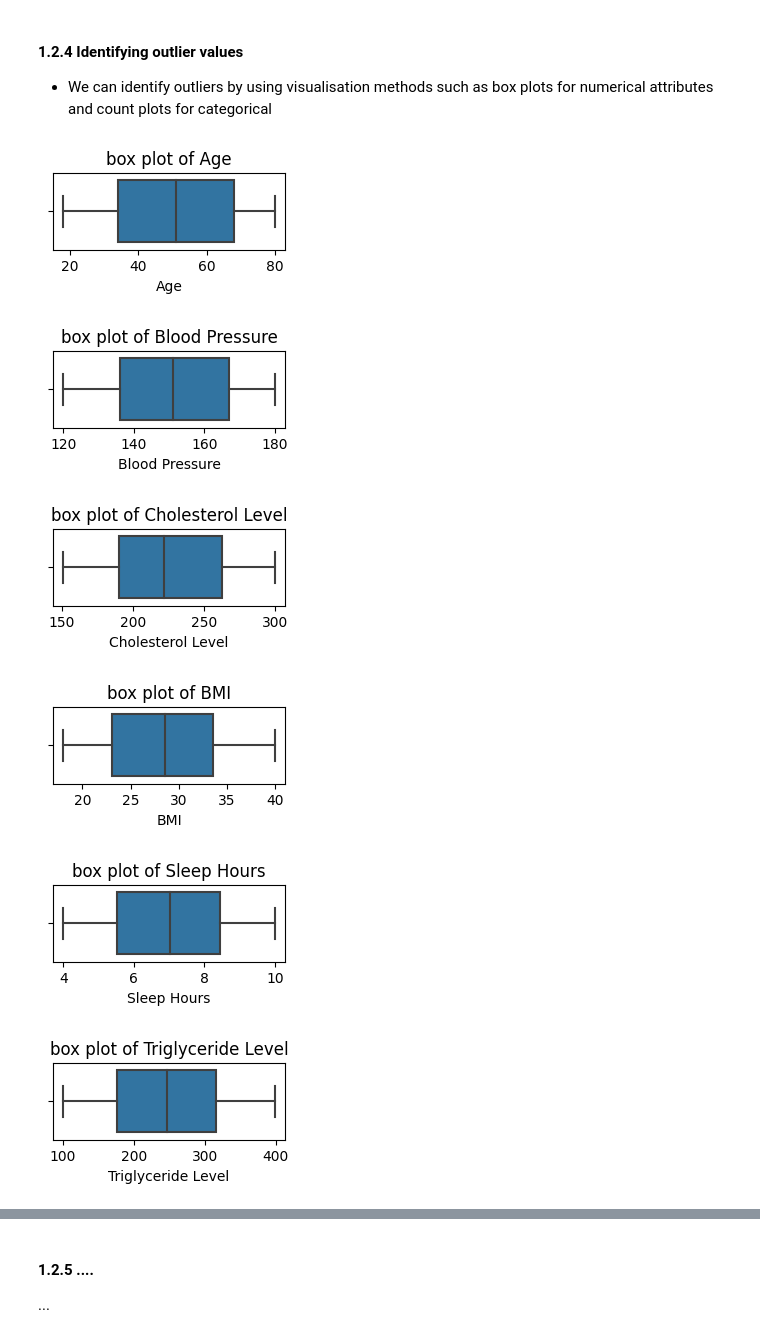
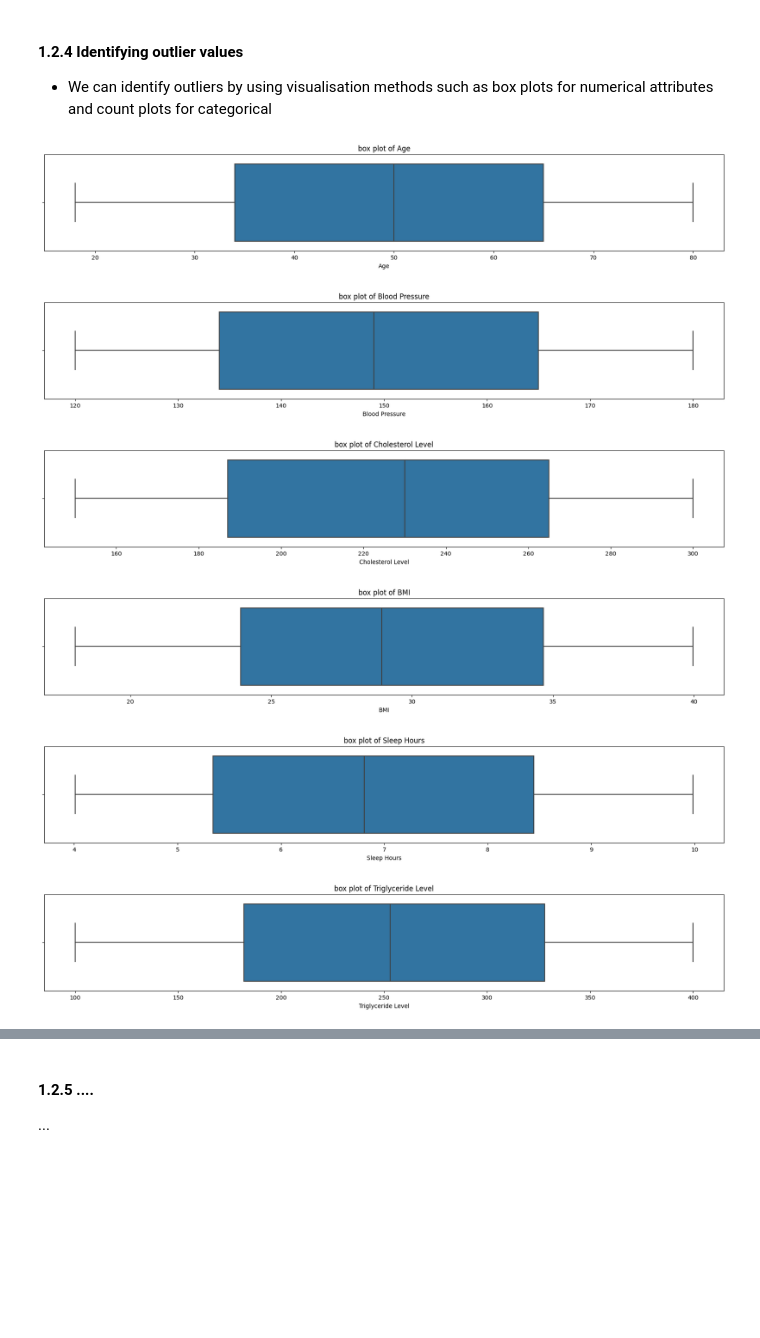
Before and after one commit to MahaSci/heart-disease-data-hackathon-1, a Jupyter notebook: jupyter_notebooks/Heart_Disease_Project.ipynb, the cells around one changed output, grey strips where cells are left out. Saved outputs shown, nothing was run; the diff lists cells and outputs as text; code cells hidden in the pictures; blank space fills up the shorter version.

Commit message:
Fixed error with box plot iteration, resampled data to increase representation of dataset

```diff
--- a/jupyter_notebooks/Heart_Disease_Project.ipynb
+++ b/jupyter_notebooks/Heart_Disease_Project.ipynb
@@ -41,7 +41,8 @@ import plotly as px
 df_full = pd.read_csv('/workspace/heart-disease-data-hackathon-1/jupyter_notebooks/heart_disease.csv')
 
 # truncating dataset
-df = df_full.head(300)
+df_shuffled = df_full.sample(frac=1, random_state=21)
+df = df_shuffled.head(600)
 # %%
 # displaying the first 5 rows
 df.head()
@@ -195,15 +197,15 @@ df.describe()
 # %%
 numerical_attributes = df.select_dtypes(include=['number']).columns
 
 for col in numerical_attributes:
-    plt.figure(figsize=(3,1))
+    plt.figure(figsize=(21,3))
     sns.boxplot(x=df[col])
     plt.title(f"box plot of {col}")
     plt.show()
 # %% [output]
-[figure, old version]
+[figure, new version]
-[figure, old version]
+[figure, new version]
-[figure, old version]
+[figure, new version]
-[figure, old version]
+[figure, new version]
-[figure, old version]
+[figure, new version]
-[figure, old version]
+[figure, new version]
```
Also changed, not shown: parts of 11 cells of this notebook, 3 other files.
